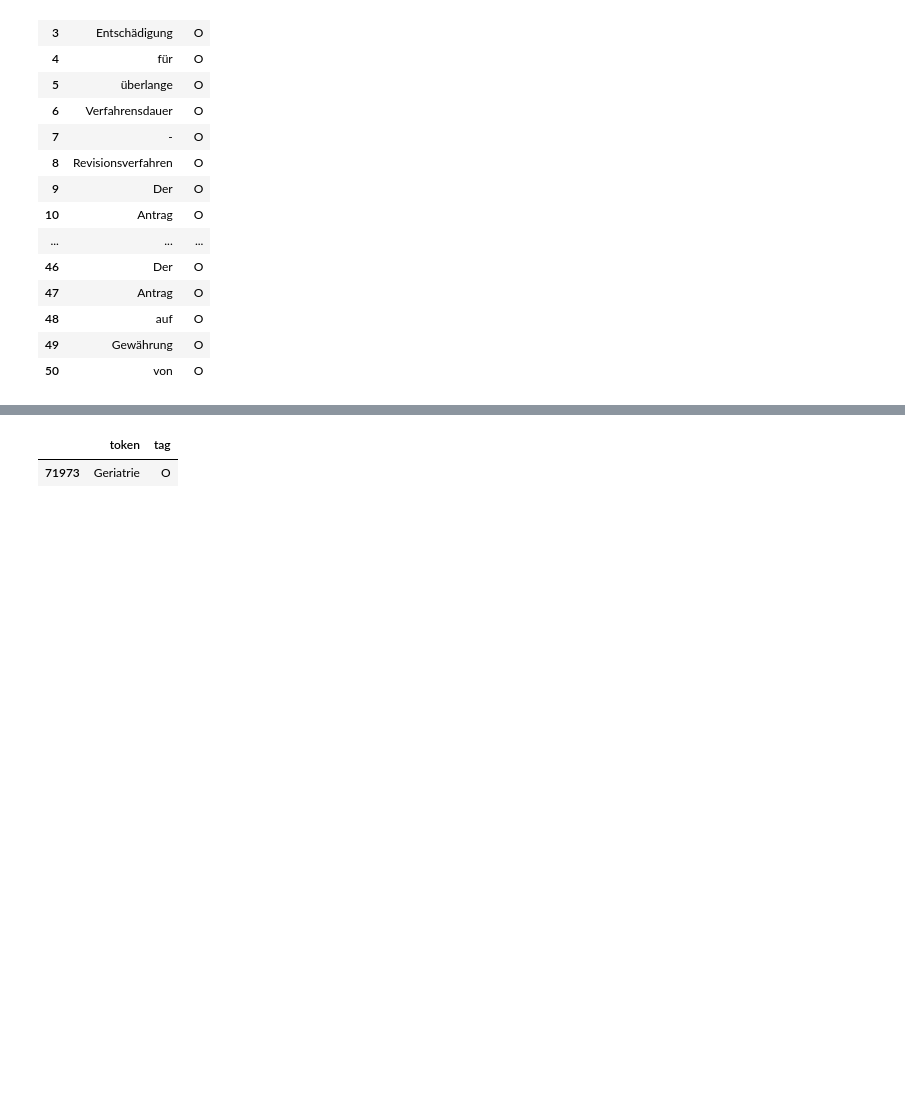
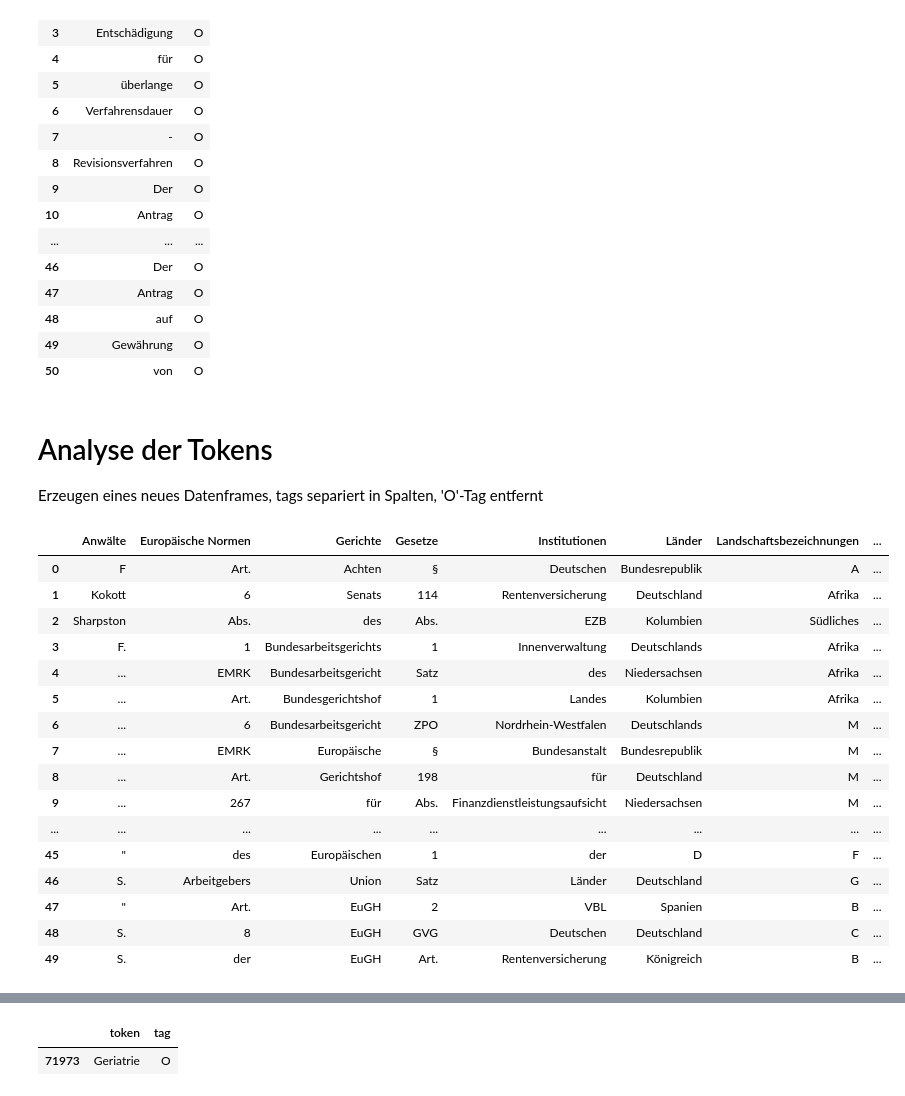
Before and after one commit to stefankrueger/flairPlayground, a Jupyter notebook: notebooks/ler_data_analysis.ipynb, the cells around one changed output, grey strips where cells are left out. Drawn from its saved outputs; the diff is of its cells as text; code cells hidden in the pictures; blank space fills up the shorter version.

```diff
--- a/notebooks/ler_data_analysis.ipynb
+++ b/notebooks/ler_data_analysis.ipynb
@@ -42,3 +46,32 @@ df.head(50)
 | 48 | auf | O |
 | 49 | Gewährung | O |
 | 50 | von | O |
+# %% [markdown]
+# Analyse der Tokens
+Erzeugen eines neues Datenframes, tags separiert in Spalten, 'O'-Tag entfernt
+# %%
+tokenexamples = df.groupby('tag')['token'].apply(list)
+df_token = pd.DataFrame(tokenexamples.tolist())
+df_token = df_token.T
+df_token.columns=['Anwälte','Europäische Normen','Gerichte','Gesetze','Institutionen','Länder','Landschaftsbezeichnungen','Rechtsliteratur','Marken','O','Organisationen','Personen','Richter','Rechtsprechungen','Städte','Straßen','Unternehmen','Verordnungen','Vorschriften','Verträge']
+df_token.drop('O', axis=1, inplace=True)
+# %%
+df_token.head(50)
+# %% [output]
+|  | Anwälte | Europäische Normen | Gerichte | Gesetze | Institutionen | Länder | Landschaftsbezeichnungen | ... |
+| 0 | F | Art. | Achten | § | Deutschen | Bundesrepublik | A | ... |
+| 1 | Kokott | 6 | Senats | 114 | Rentenversicherung | Deutschland | Afrika | ... |
+| 2 | Sharpston | Abs. | des | Abs. | EZB | Kolumbien | Südliches | ... |
+| 3 | F. | 1 | Bundesarbeitsgerichts | 1 | Innenverwaltung | Deutschlands | Afrika | ... |
+| 4 | ... | EMRK | Bundesarbeitsgericht | Satz | des | Niedersachsen | Afrika | ... |
+| 5 | ... | Art. | Bundesgerichtshof | 1 | Landes | Kolumbien | Afrika | ... |
+| 6 | ... | 6 | Bundesarbeitsgericht | ZPO | Nordrhein-Westfalen | Deutschlands | M | ... |
+| 7 | ... | EMRK | Europäische | § | Bundesanstalt | Bundesrepublik | M | ... |
+| 8 | ... | Art. | Gerichtshof | 198 | für | Deutschland | M | ... |
+| 9 | ... | 267 | für | Abs. | Finanzdienstleistungsaufsicht | Niedersachsen | M | ... |
+| ... | ... | ... | ... | ... | ... | ... | ... | ... |
+| 45 | " | des | Europäischen | 1 | der | D | F | ... |
+| 46 | S. | Arbeitgebers | Union | Satz | Länder | Deutschland | G | ... |
+| 47 | " | Art. | EuGH | 2 | VBL | Spanien | B | ... |
+| 48 | S. | 8 | EuGH | GVG | Deutschen | Deutschland | C | ... |
+| 49 | S. | der | EuGH | Art. | Rentenversicherung | Königreich | B | ... |
```
Also changed, not shown: parts of 19 cells of this notebook.
